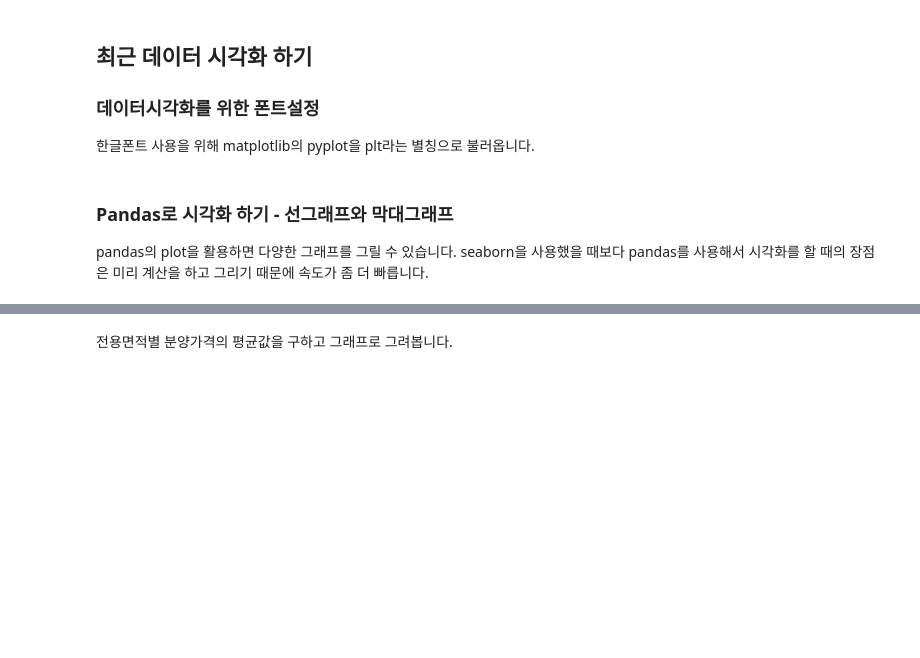
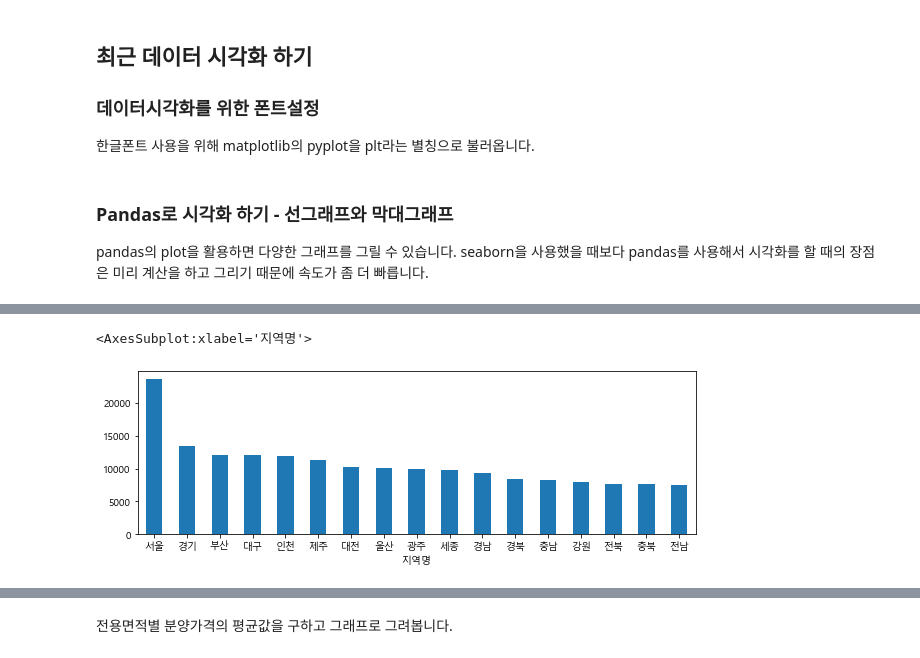
Before and after one commit to WantData/EDA-practice, a Jupyter notebook: 공공데이터를 활용한 EDA 및 활용 - 문제.ipynb, the cells around one changed output, grey strips where cells are left out. Saved outputs shown, nothing was run; the diff lists cells and outputs as text; code cells hidden in the pictures; blank space fills up the shorter version.

```diff
--- a/공공데이터를 활용한 EDA 및 활용 - 문제.ipynb
+++ b/공공데이터를 활용한 EDA 및 활용 - 문제.ipynb
@@ -706,2 +720,8 @@ seaborn을 사용했을 때보다 pandas를 사용해서 시각화를 할 때의
 # %%
 # 지역명으로 분양가격의 평균을 구하고 막대그래프(bar)로 시각화 합니다.
+# rot = x축의 index의 각도
+# figsize = 그래프의 가로, 세로의 크기
+df1.plot.bar(rot=0, figsize=(10,3))
+# %% [output]
+<AxesSubplot:xlabel='지역명'>
+[figure, added]
```
Also changed, not shown: parts of 121 cells of this notebook.
